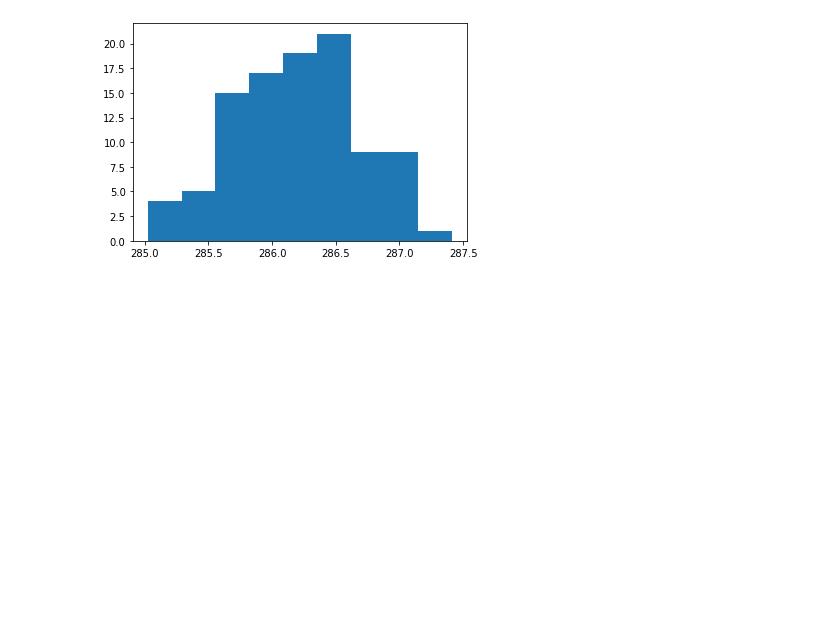
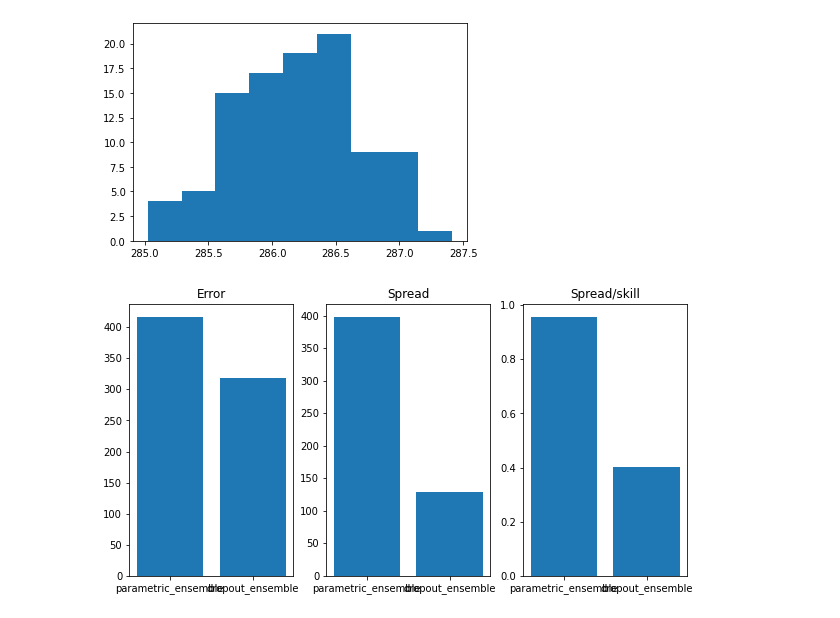
Before and after one commit to sagar-garg/WeatherBench, a Jupyter notebook: nbs_probabilistic/scores-parametric.ipynb, the cells around one changed output. Drawn from its saved outputs; the diff is of its cells as text; code cells hidden in the pictures; blank space fills up the shorter version.

Commit message:
ensemble vs parametric

```diff
--- a/nbs_probabilistic/scores-parametric.ipynb
+++ b/nbs_probabilistic/scores-parametric.ipynb
@@ -228,0 +230,19 @@ plt.show()
+# %%
+mean_spread = []
+mean_error = []
+for ds in [preds_new, preds_ensemble]:
+    mean_spread.append(compute_weighted_meanspread(ds).load())
+    ens_mean = ds.mean('member')
+    mean_error.append(compute_weighted_rmse(ens_mean, observation).load())
+# %%
+# I like plotting everything instead of just looking at numbers
+fig, (ax1, ax2, ax3) = plt.subplots(1, 3, figsize=(10, 5))
+ax1.bar(['parametric_ensemble', 'dropout_ensemble'], [ds.z_500_rmse for ds in mean_error])
+ax2.bar(['parametric_ensemble', 'dropout_ensemble'], [ds.z_500_mean_spread for ds in mean_spread])
+ax3.bar(['parametric_ensemble', 'dropout_ensemble'], [ds1.z_500_mean_spread / ds2.z_500_rmse
+                                   for ds1, ds2 in zip(mean_spread, mean_error)])
+ax1.set_title('Error')
+ax2.set_title('Spread')
+ax3.set_title('Spread/skill');
+# %% [output]
+[figure, added]
```
Also changed, not shown: parts of 6 cells of this notebook.
